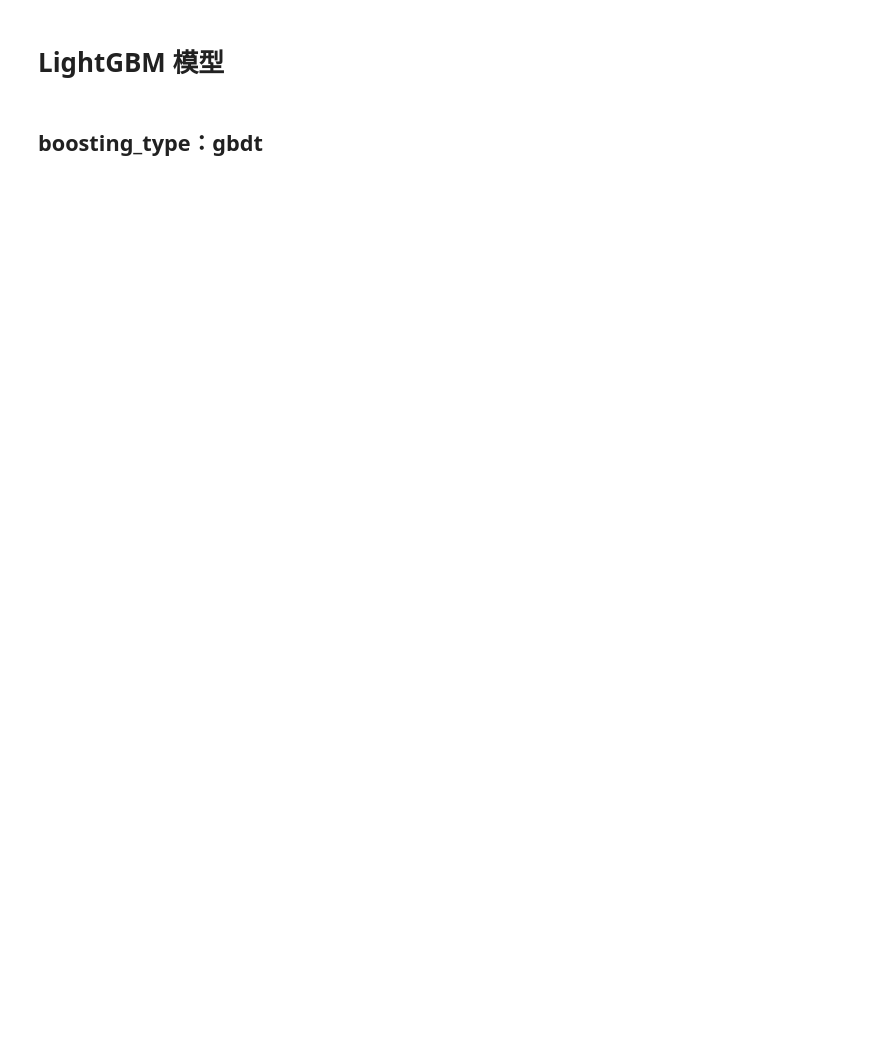
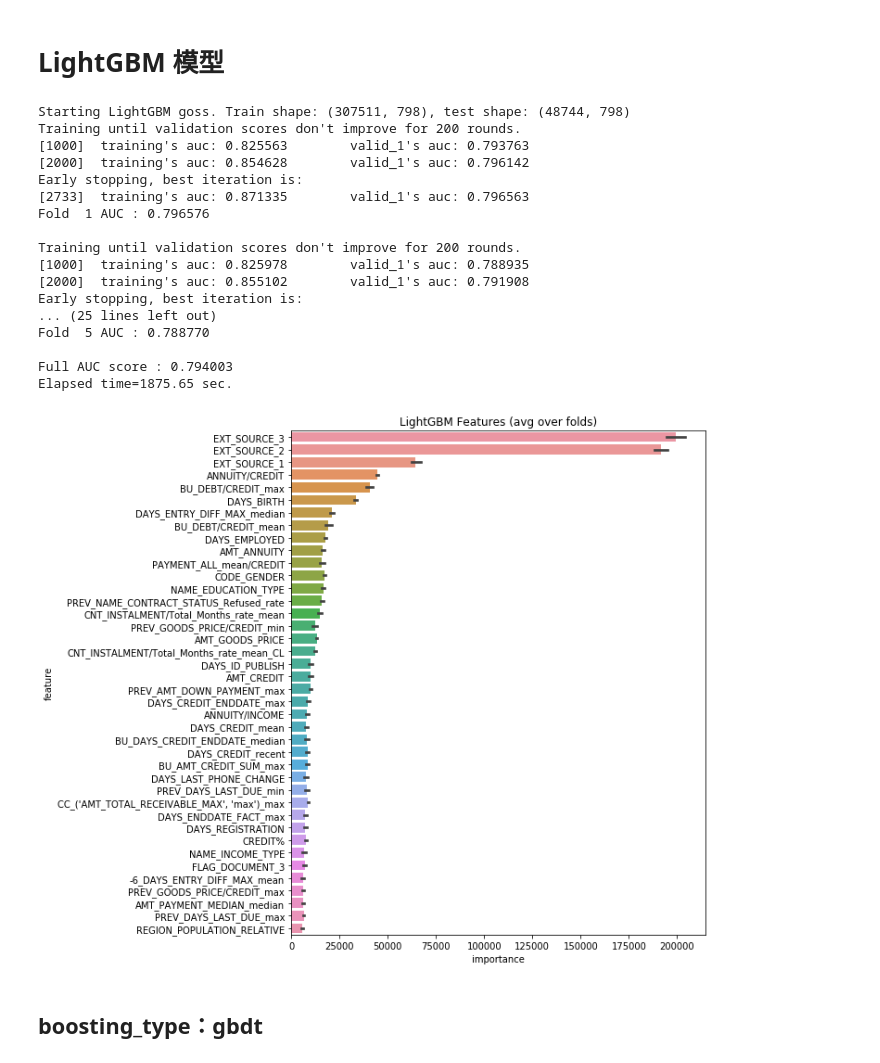
Before and after one commit to stansuo/BDSE12-Group3, a Jupyter notebook: notebooks/homecdt_model/bear_Final_model.ipynb, the cells around one changed output. Saved outputs shown, nothing was run; the diff lists cells and outputs as text; code cells hidden in the pictures; blank space fills up the shorter version.

```diff
--- a/notebooks/homecdt_model/bear_Final_model.ipynb
+++ b/notebooks/homecdt_model/bear_Final_model.ipynb
@@ -114,6 +136,29 @@ def display_importances(feature_importance_df_):
     plt.title('LightGBM Features (avg over folds)')
     plt.tight_layout
     plt.savefig('lgbm_importances01.png')
+# %%
+init_time = time.time()
+kfold_lightgbm(test_df, 5, modeltype = 'goss', epoch = 5000)
+print("Elapsed time={:5.2f} sec.".format(time.time() - init_time))
+# %% [output]
+Starting LightGBM goss. Train shape: (307511, 798), test shape: (48744, 798)
+Training until validation scores don't improve for 200 rounds.
+[1000]  training's auc: 0.825563        valid_1's auc: 0.793763
+[2000]  training's auc: 0.854628        valid_1's auc: 0.796142
+Early stopping, best iteration is:
+[2733]  training's auc: 0.871335        valid_1's auc: 0.796563
+Fold  1 AUC : 0.796576
+
+Training until validation scores don't improve for 200 rounds.
+[1000]  training's auc: 0.825978        valid_1's auc: 0.788935
+[2000]  training's auc: 0.855102        valid_1's auc: 0.791908
+Early stopping, best iteration is:
+... (25 lines left out)
+Fold  5 AUC : 0.788770
+
+Full AUC score : 0.794003
+Elapsed time=1875.65 sec.
+[figure, added]
 # %% [markdown]
 ## boosting_type：gbdt
 # %%
```
Also changed, not shown: parts of 13 cells of this notebook, 4 other files.
